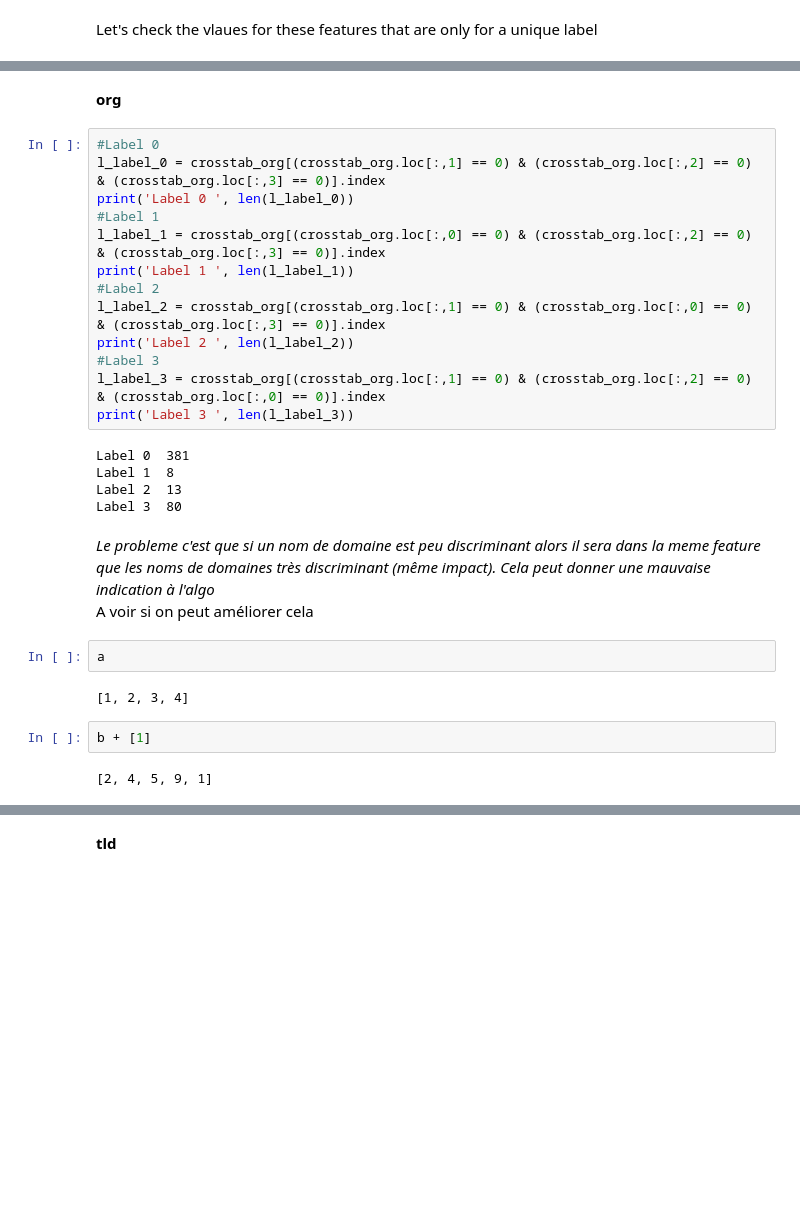
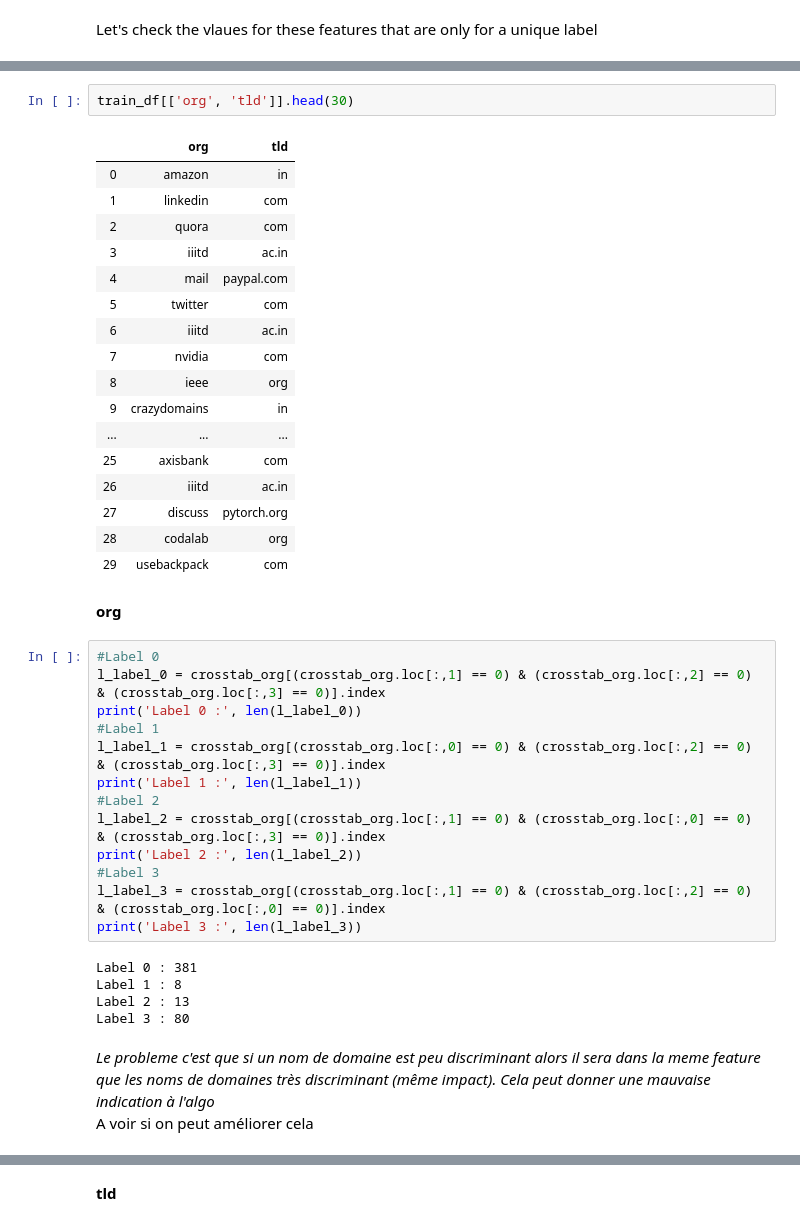
Before and after one commit to AntOhl/KaggleCompetition_MailClassificationChallenge, a Jupyter notebook: kaggle_ao_2.ipynb, the cells around one changed output, grey strips where cells are left out. Saved outputs shown, nothing was run; the diff lists cells and outputs as text; blank space fills up the shorter version.

```diff
--- a/kaggle_ao_2.ipynb
+++ b/kaggle_ao_2.ipynb
@@ -407,31 +471,43 @@ Let's check the vlaues for these features that are only for a unique label
+# %%
+train_df[['org', 'tld']].head(30)
+# %% [output]
+|  | org | tld |
+| 0 | amazon | in |
+| 1 | linkedin | com |
+| 2 | quora | com |
+| 3 | iiitd | ac.in |
+| 4 | mail | paypal.com |
+| 5 | twitter | com |
+| 6 | iiitd | ac.in |
+| 7 | nvidia | com |
+| 8 | ieee | org |
+| 9 | crazydomains | in |
+| ... | ... | ... |
+| 25 | axisbank | com |
+| 26 | iiitd | ac.in |
+| 27 | discuss | pytorch.org |
+| 28 | codalab | org |
+| 29 | usebackpack | com |
 # %% [markdown]
 __org__
 # %%
 #Label 0
 l_label_0 = crosstab_org[(crosstab_org.loc[:,1] == 0) & (crosstab_org.loc[:,2] == 0) & (crosstab_org.loc[:,3] == 0)].index
-print('Label 0 ', len(l_label_0))
+print('Label 0 :', len(l_label_0))
 #Label 1
 l_label_1 = crosstab_org[(crosstab_org.loc[:,0] == 0) & (crosstab_org.loc[:,2] == 0) & (crosstab_org.loc[:,3] == 0)].index
-print('Label 1 ', len(l_label_1))
+print('Label 1 :', len(l_label_1))
 #Label 2
 l_label_2 = crosstab_org[(crosstab_org.loc[:,1] == 0) & (crosstab_org.loc[:,0] == 0) & (crosstab_org.loc[:,3] == 0)].index
-print('Label 2 ', len(l_label_2))
+print('Label 2 :', len(l_label_2))
 #Label 3
 l_label_3 = crosstab_org[(crosstab_org.loc[:,1] == 0) & (crosstab_org.loc[:,2] == 0) & (crosstab_org.loc[:,0] == 0)].index
-print('Label 3 ', len(l_label_3))
+print('Label 3 :', len(l_label_3))
 # %% [output]
-Label 0  381
-Label 1  8
-Label 2  13
-Label 3  80
+Label 0 : 381
+Label 1 : 8
+Label 2 : 13
+Label 3 : 80
 # %% [markdown]
 _Le probleme c'est que si un nom de domaine est peu discriminant alors il sera dans la meme feature que les noms de domaines très discriminant (même impact). Cela peut donner une mauvaise indication à l'algo_ <br>
 A voir si on peut améliorer cela
-# %%
-a
-# %% [output]
-[1, 2, 3, 4]
-# %%
-b + [1]
-# %% [output]
-[2, 4, 5, 9, 1]
```
Also changed, not shown: parts of 53 cells of this notebook.
